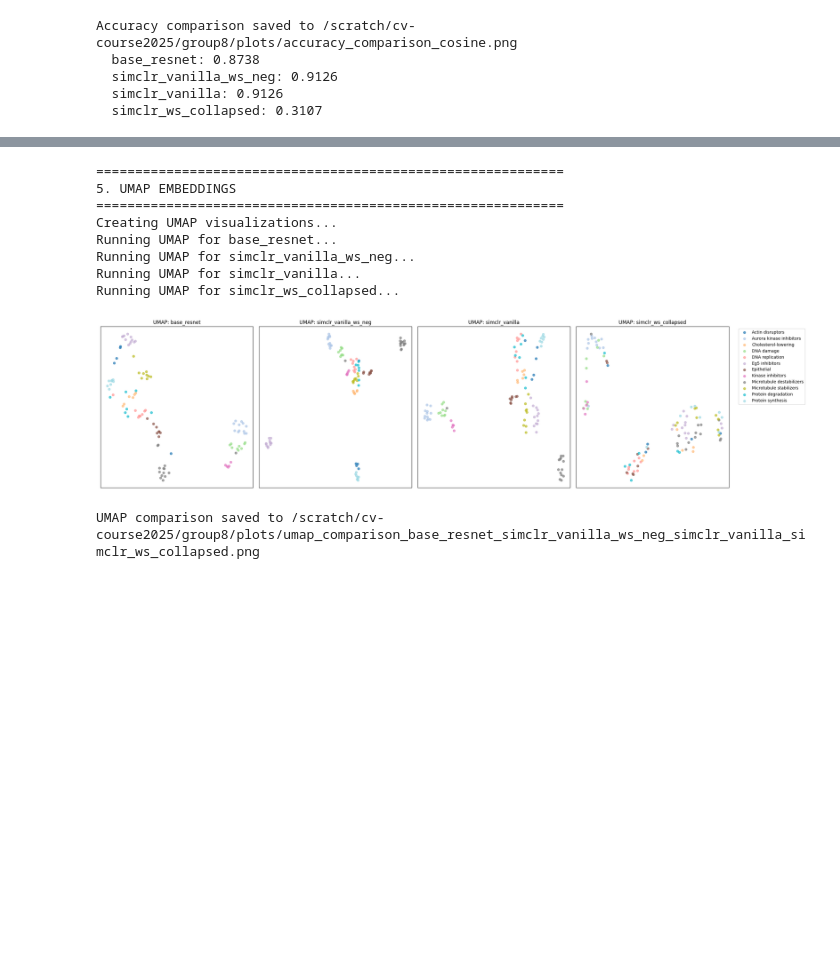
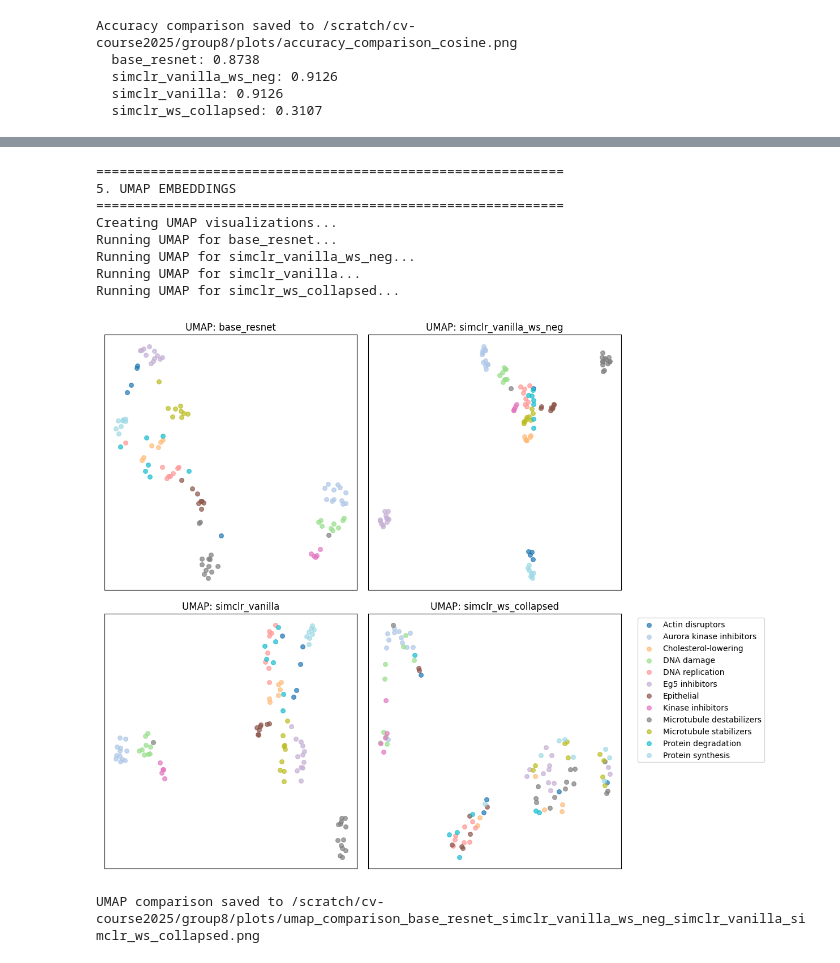
Before and after one commit to lukagerlach/CompoundProfiling, a Jupyter notebook: notebooks/evaluate_models.ipynb, the cells around one changed output, grey strips where cells are left out. Cells and saved outputs as stored; diff of their text form; code cells hidden in the pictures; blank space fills up the shorter version.

```diff
--- a/notebooks/evaluate_models.ipynb
+++ b/notebooks/evaluate_models.ipynb
@@ -186,24 +185,23 @@ t-SNE comparison saved to /scratch/cv-course2025/group8/plots/tsne_comparison_ba
 # %%
 # 5. UMAP EMBEDDINGS
 print("\n" + "="*60)
 print("5. UMAP EMBEDDINGS")
 print("="*60)
 
 print("Creating UMAP visualizations...")
 plot_umap_comparison(
     MODELS_TO_COMPARE,
     data_root=DATA_ROOT,
-    output_dir=OUTPUT_DIR,
-    figsize=(6*len(MODELS_TO_COMPARE), 6)
+    output_dir=OUTPUT_DIR
 )
 # %% [output]
 ============================================================
 5. UMAP EMBEDDINGS
 ============================================================
 Creating UMAP visualizations...
 Running UMAP for base_resnet...
 Running UMAP for simclr_vanilla_ws_neg...
 Running UMAP for simclr_vanilla...
 Running UMAP for simclr_ws_collapsed...
-[figure, old version]
+[figure, new version]
 UMAP comparison saved to /scratch/cv-course2025/group8/plots/umap_comparison_base_resnet_simclr_vanilla_ws_neg_simclr_vanilla_simclr_ws_collapsed.png
```
Also changed, not shown: parts of 3 cells of this notebook, 2 other files.
